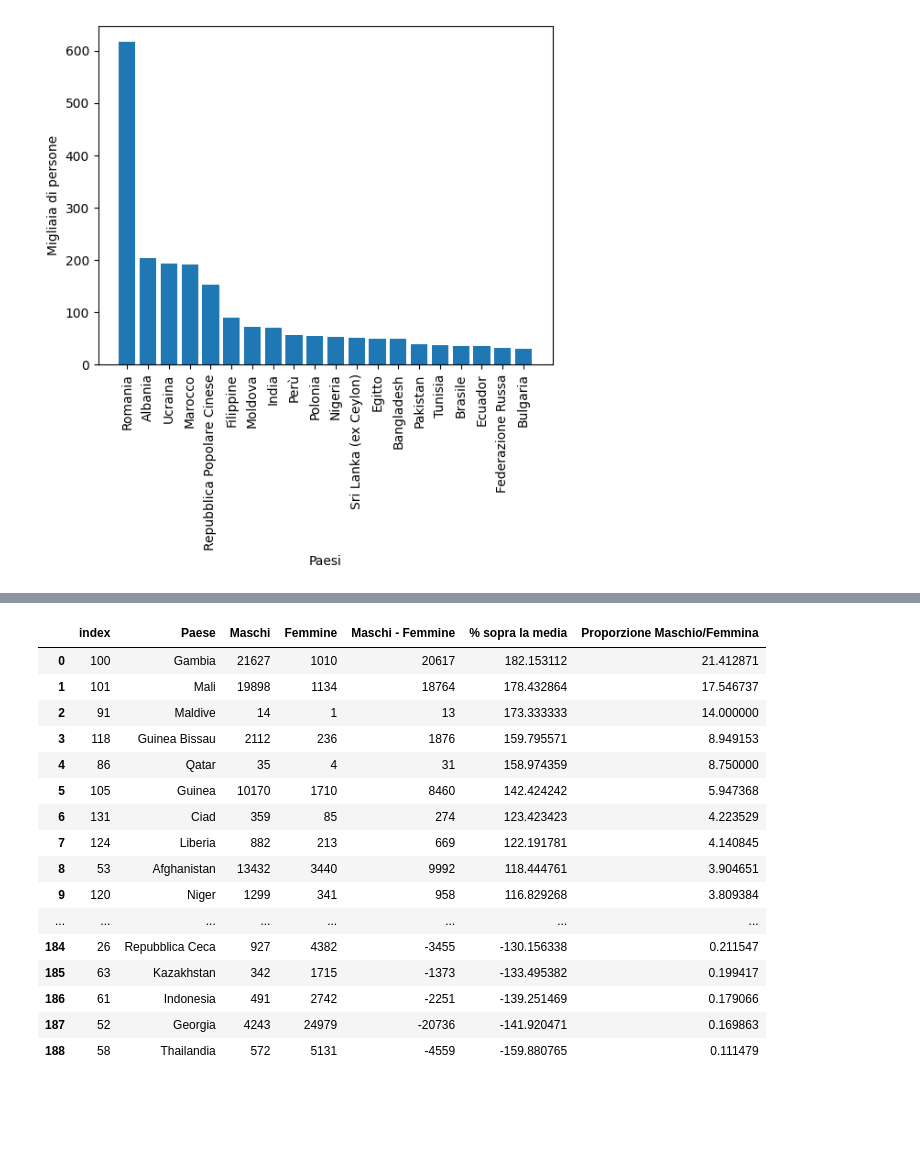
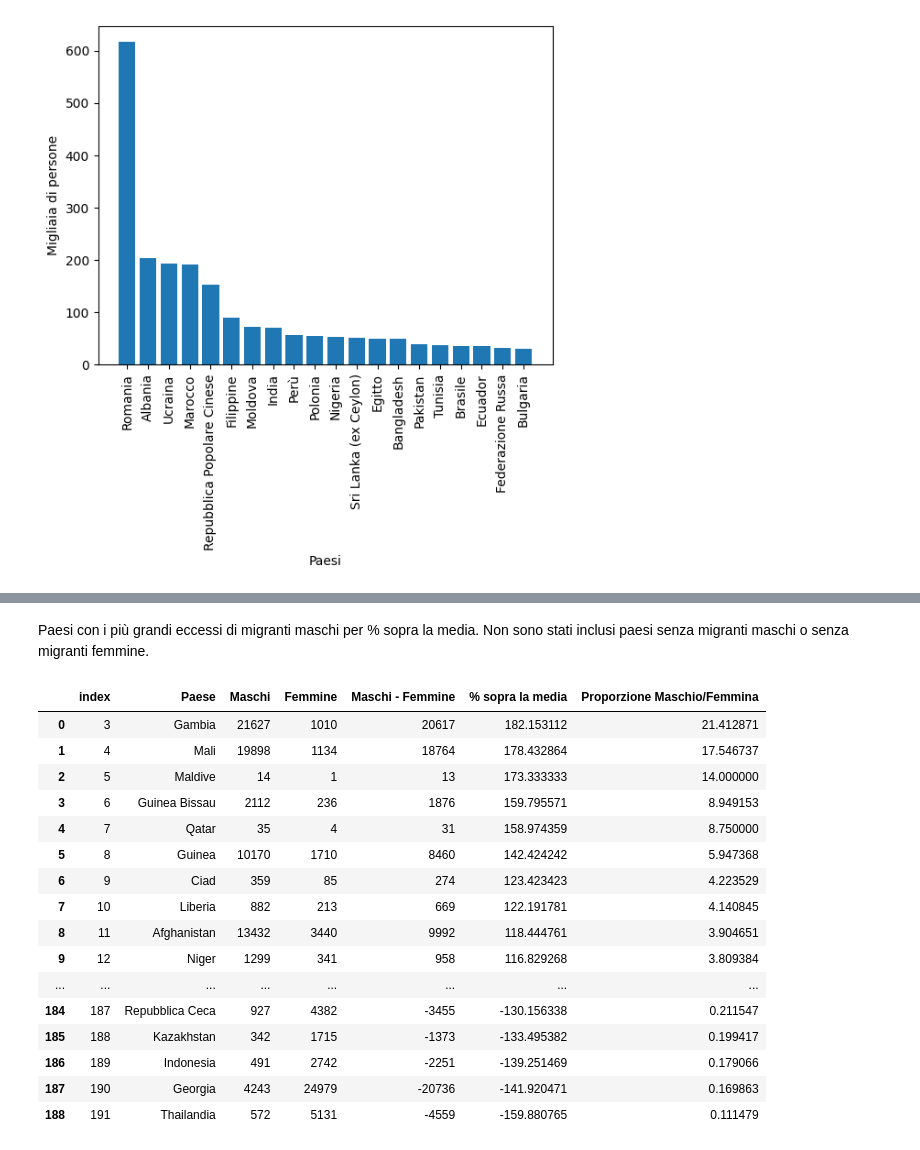
Before and after one commit to nfmmendes/stranieri-in-italia, a Jupyter notebook: Stranieri in italia.ipynb, the cells around one changed output, grey strips where cells are left out. Saved outputs shown, nothing was run; the diff lists cells and outputs as text; code cells hidden in the pictures; blank space fills up the shorter version.

```diff
--- a/Stranieri in italia.ipynb
+++ b/Stranieri in italia.ipynb
@@ -199,6 +208,6 @@ assignments = {'Maschi - Femmine': lambda x: x['Maschi'] - x['Femmine'], \
                '% sopra la media': lambda x: 200*(x['Maschi'] - x['Femmine'])/x['Totale'], \
                'Proporzione Maschio/Femmina': lambda x: x['Maschi']/x['Femmine']}
 df_diff_maschi_femmine = df.assign(**assignments)
-display(df_diff_maschi_femmine[['Paese', 'Maschi', 'Femmine', 'Maschi - Femmine', '% sopra la media', 'Proporzione Maschio/Femmina']]
-        .sort_values(by=['Maschi - Femmine'], ascending=False).reset_index())
+df_diff_maschi_femmine = df_diff_maschi_femmine.sort_values(by=['Maschi - Femmine'], ascending=False).reset_index()
+display(df_diff_maschi_femmine[['Paese', 'Maschi', 'Femmine', 'Maschi - Femmine', '% sopra la media', 'Proporzione Maschio/Femmina']])
 # %% [output]
@@ -222,22 +253,24 @@ display(df_diff_maschi_femmine[['Paese', 'Maschi', 'Femmine', 'Maschi - Femmine'
+# %% [markdown]
+Paesi con i più grandi eccessi di migranti maschi per % sopra la media. Non sono stati inclusi paesi senza migranti maschi o senza migranti femmine.
 # %%
+df_diff_maschi_femmine = df_diff_maschi_femmine.sort_values(by=['% sopra la media'], ascending=False)
 display(df_diff_maschi_femmine[(df_diff_maschi_femmine['Maschi'] > 0) & (df_diff_maschi_femmine['Femmine'] > 0)] \
-        [['Paese', 'Maschi', 'Femmine', 'Maschi - Femmine', '% sopra la media', 'Proporzione Maschio/Femmina']] \
-        .sort_values(by=['% sopra la media'], ascending=False).reset_index())
+        [['Paese', 'Maschi', 'Femmine', 'Maschi - Femmine', '% sopra la media', 'Proporzione Maschio/Femmina']].reset_index())
 # %% [output]
 |  | index | Paese | Maschi | Femmine | Maschi - Femmine | % sopra la media | Proporzione Maschio/Femmina |
-| 0 | 100 | Gambia | 21627 | 1010 | 20617 | 182.153112 | 21.412871 |
-| 1 | 101 | Mali | 19898 | 1134 | 18764 | 178.432864 | 17.546737 |
-| 2 | 91 | Maldive | 14 | 1 | 13 | 173.333333 | 14.000000 |
-| 3 | 118 | Guinea Bissau | 2112 | 236 | 1876 | 159.795571 | 8.949153 |
-| 4 | 86 | Qatar | 35 | 4 | 31 | 158.974359 | 8.750000 |
-| 5 | 105 | Guinea | 10170 | 1710 | 8460 | 142.424242 | 5.947368 |
-| 6 | 131 | Ciad | 359 | 85 | 274 | 123.423423 | 4.223529 |
-| 7 | 124 | Liberia | 882 | 213 | 669 | 122.191781 | 4.140845 |
-| 8 | 53 | Afghanistan | 13432 | 3440 | 9992 | 118.444761 | 3.904651 |
-| 9 | 120 | Niger | 1299 | 341 | 958 | 116.829268 | 3.809384 |
+| 0 | 3 | Gambia | 21627 | 1010 | 20617 | 182.153112 | 21.412871 |
+| 1 | 4 | Mali | 19898 | 1134 | 18764 | 178.432864 | 17.546737 |
+| 2 | 5 | Maldive | 14 | 1 | 13 | 173.333333 | 14.000000 |
+| 3 | 6 | Guinea Bissau | 2112 | 236 | 1876 | 159.795571 | 8.949153 |
+| 4 | 7 | Qatar | 35 | 4 | 31 | 158.974359 | 8.750000 |
+| 5 | 8 | Guinea | 10170 | 1710 | 8460 | 142.424242 | 5.947368 |
+| 6 | 9 | Ciad | 359 | 85 | 274 | 123.423423 | 4.223529 |
+| 7 | 10 | Liberia | 882 | 213 | 669 | 122.191781 | 4.140845 |
+| 8 | 11 | Afghanistan | 13432 | 3440 | 9992 | 118.444761 | 3.904651 |
+| 9 | 12 | Niger | 1299 | 341 | 958 | 116.829268 | 3.809384 |
 | ... | ... | ... | ... | ... | ... | ... | ... |
-| 184 | 26 | Repubblica Ceca | 927 | 4382 | -3455 | -130.156338 | 0.211547 |
-| 185 | 63 | Kazakhstan | 342 | 1715 | -1373 | -133.495382 | 0.199417 |
-| 186 | 61 | Indonesia | 491 | 2742 | -2251 | -139.251469 | 0.179066 |
-| 187 | 52 | Georgia | 4243 | 24979 | -20736 | -141.920471 | 0.169863 |
-| 188 | 58 | Thailandia | 572 | 5131 | -4559 | -159.880765 | 0.111479 |
+| 184 | 187 | Repubblica Ceca | 927 | 4382 | -3455 | -130.156338 | 0.211547 |
+| 185 | 188 | Kazakhstan | 342 | 1715 | -1373 | -133.495382 | 0.199417 |
+| 186 | 189 | Indonesia | 491 | 2742 | -2251 | -139.251469 | 0.179066 |
+| 187 | 190 | Georgia | 4243 | 24979 | -20736 | -141.920471 | 0.169863 |
+| 188 | 191 | Thailandia | 572 | 5131 | -4559 | -159.880765 | 0.111479 |
```
Also changed, not shown: parts of 13 cells of this notebook.
